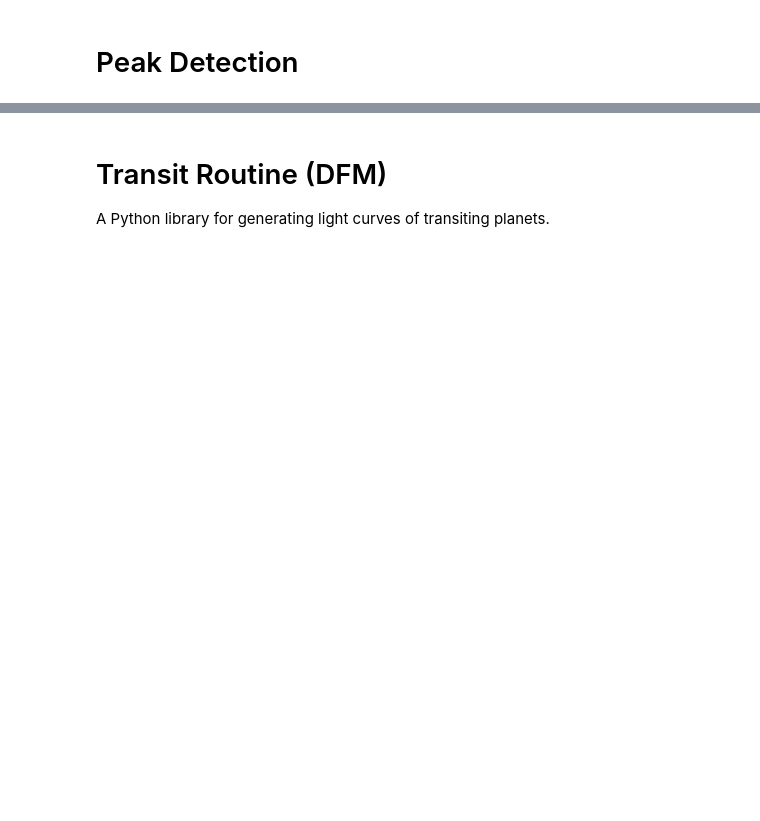
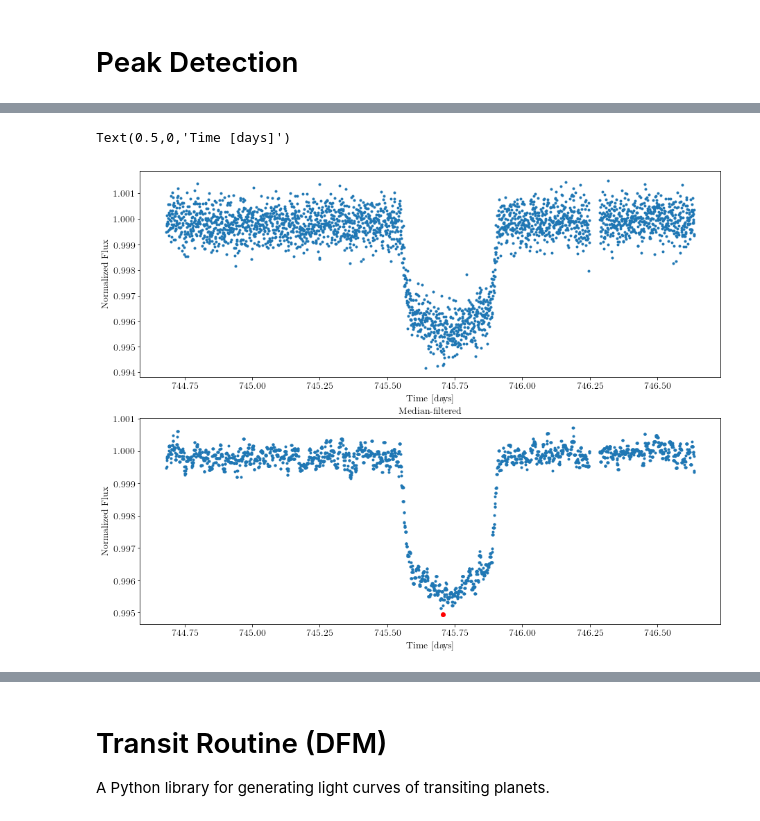
Before and after one commit to mbadenas/TFM2018, a Jupyter notebook: test_peaks.ipynb, the cells around one changed output, grey strips where cells are left out. Saved outputs shown, nothing was run; the diff lists cells and outputs as text; code cells hidden in the pictures; blank space fills up the shorter version.

```diff
--- a/test_peaks.ipynb
+++ b/test_peaks.ipynb
@@ -195,0 +216,26 @@ np.savetxt('example_foldedLC.txt', np.transpose([newX, newY]), fmt='%.3f', delim
+# %%
+dist_from_transit = int(one_day/1.)
+
+#y = sig.medfilt(y,13)
+
+corr_time = (x[time_max_peak-dist_from_transit:time_max_peak+dist_from_transit]).values
+corr0_flux = (y[time_max_peak-dist_from_transit:time_max_peak+dist_from_transit]).values
+corr_flux_err = (yerr[time_max_peak-dist_from_transit:time_max_peak+dist_from_transit]).values
+
+corr_flux = sig.medfilt(corr0_flux,9)
+
+time_max_peak = np.argmin(corr_flux)
+tc = corr_time[time_max_peak]
+
+
+plt.figure(figsize=(15,12))
+plt.subplot(211)
+plt.plot(corr_time, corr0_flux, ".");
+plt.ylabel("Normalized Flux"); plt.xlabel("Time [days]")
+plt.subplot(212)
+plt.plot(corr_time, corr_flux, ".", tc, corr_flux[time_max_peak],'or');
+plt.title('Median-filtered')
+plt.ylabel("Normalized Flux"); plt.xlabel("Time [days]")
+# %% [output]
+Text(0.5,0,'Time [days]')
+[figure, added]
```
Also changed, not shown: parts of 34 cells of this notebook.
